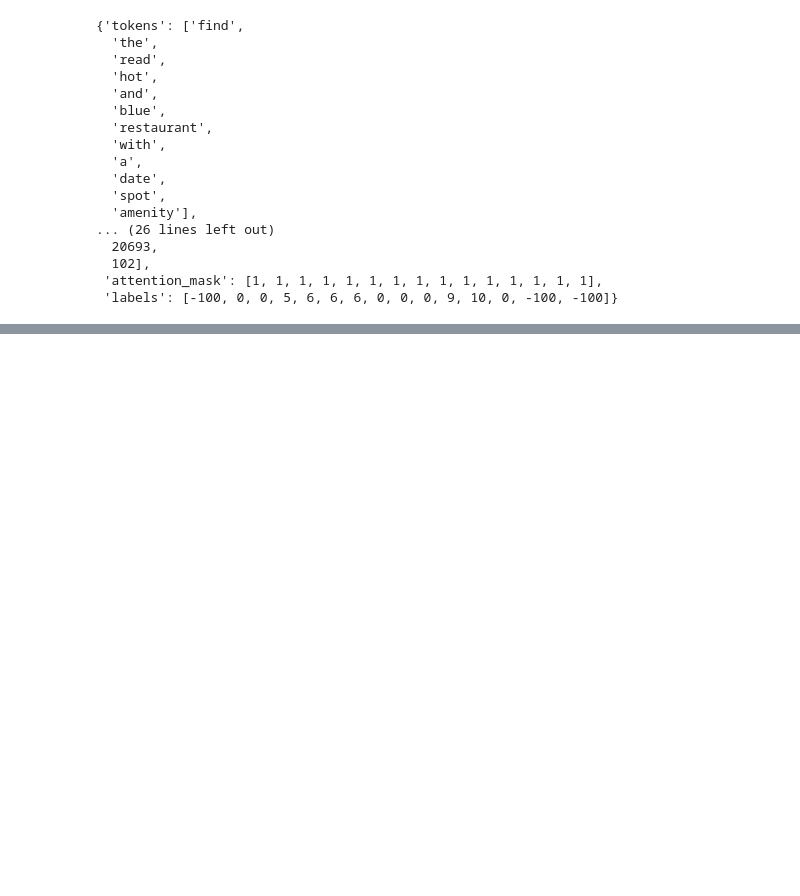
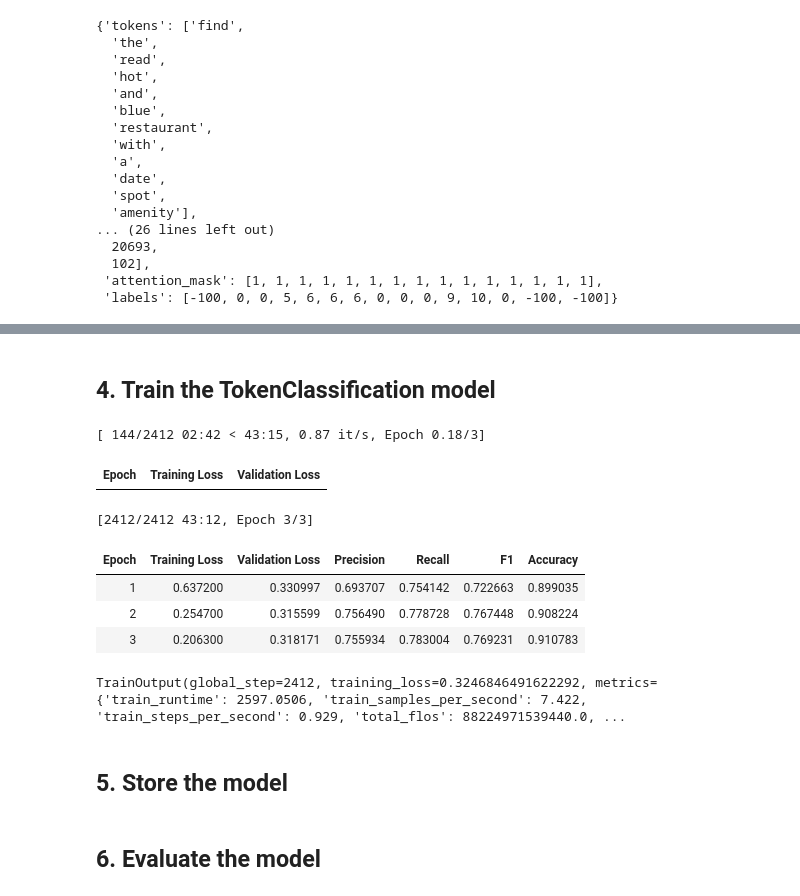
Before and after one commit to saba-ramezani/Fine_Tuning_DistilBERT_For_Restaurant_Search_NER, a Jupyter notebook: Fine_Tuning_DistilBERT_For_Restaurant_Search_NER.ipynb, the cells around one changed output, grey strips where cells are left out. Saved outputs shown, nothing was run; the diff lists cells and outputs as text; code cells hidden in the pictures; blank space fills up the shorter version.

Commit message:
train, store and evaluate the model

```diff
--- a/Fine_Tuning_DistilBERT_For_Restaurant_Search_NER.ipynb
+++ b/Fine_Tuning_DistilBERT_For_Restaurant_Search_NER.ipynb
@@ -339,0 +345,4 @@ tokenized_dataset['train'][1]
+# %%
+from transformers import DataCollatorForTokenClassification
+
+data_collator = DataCollatorForTokenClassification(tokenizer=tokenizer)
@@ -339,0 +373,2 @@ tokenized_dataset['train'][1]
+# %% [markdown]
+## 4. Train the TokenClassification model
@@ -339,0 +378,34 @@ tokenized_dataset['train'][1]
+# %%
+from transformers import AutoModelForTokenClassification
+
+model = AutoModelForTokenClassification.from_pretrained(model_ckpt, id2label=index2tag, label2id=tag2index)
+# %%
+from transformers import TrainingArguments, Trainer
+
+args = TrainingArguments("finetuned-ner", eval_strategy='epoch',
+                         save_strategy='epoch',
+                         learning_rate=2e-5,
+                         num_train_epochs=3,
+                         weight_decay=0.01,
+                         report_to="none"
+                         )
+# %%
+trainer = Trainer(model=model, args=args,
+                  train_dataset=tokenized_dataset['train'],
+                  eval_dataset=tokenized_dataset['validation'],
+                  data_collator=data_collator,
+                  compute_metrics=compute_metrics,
+                  tokenizer=tokenizer)
+# %%
+trainer.train()
+# %% [output]
+[ 144/2412 02:42 < 43:15, 0.87 it/s, Epoch 0.18/3]
+| Epoch | Training Loss | Validation Loss |
+[2412/2412 43:12, Epoch 3/3]
+| Epoch | Training Loss | Validation Loss | Precision | Recall | F1 | Accuracy |
+| 1 | 0.637200 | 0.330997 | 0.693707 | 0.754142 | 0.722663 | 0.899035 |
+| 2 | 0.254700 | 0.315599 | 0.756490 | 0.778728 | 0.767448 | 0.908224 |
+| 3 | 0.206300 | 0.318171 | 0.755934 | 0.783004 | 0.769231 | 0.910783 |
+TrainOutput(global_step=2412, training_loss=0.3246846491622292, metrics={'train_runtime': 2597.0506, 'train_samples_per_second': 7.422, 'train_steps_per_second': 0.929, 'total_flos': 88224971539440.0, ...
+# %% [markdown]
+## 5. Store the model
@@ -339,0 +414,2 @@ tokenized_dataset['train'][1]
+# %% [markdown]
+## 6. Evaluate the model
```
Also changed, not shown: parts of 8 cells of this notebook.
